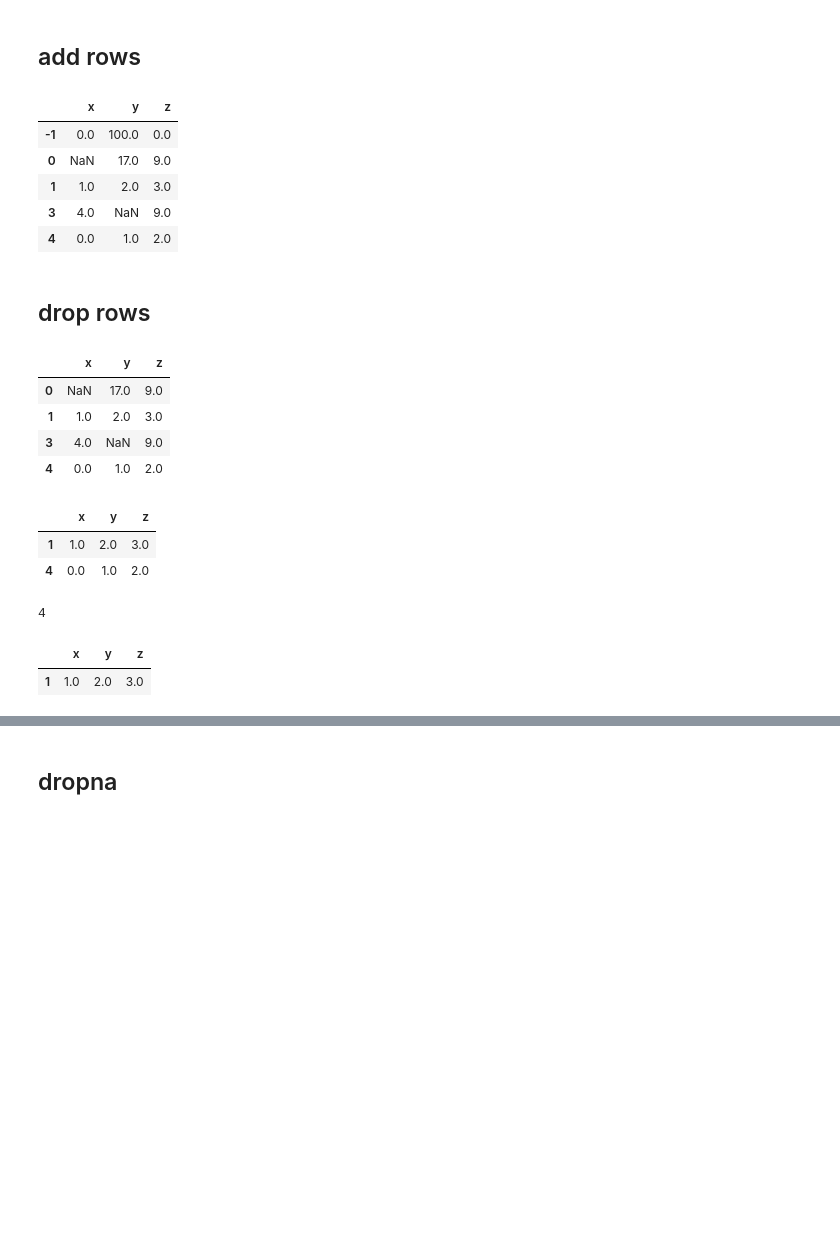
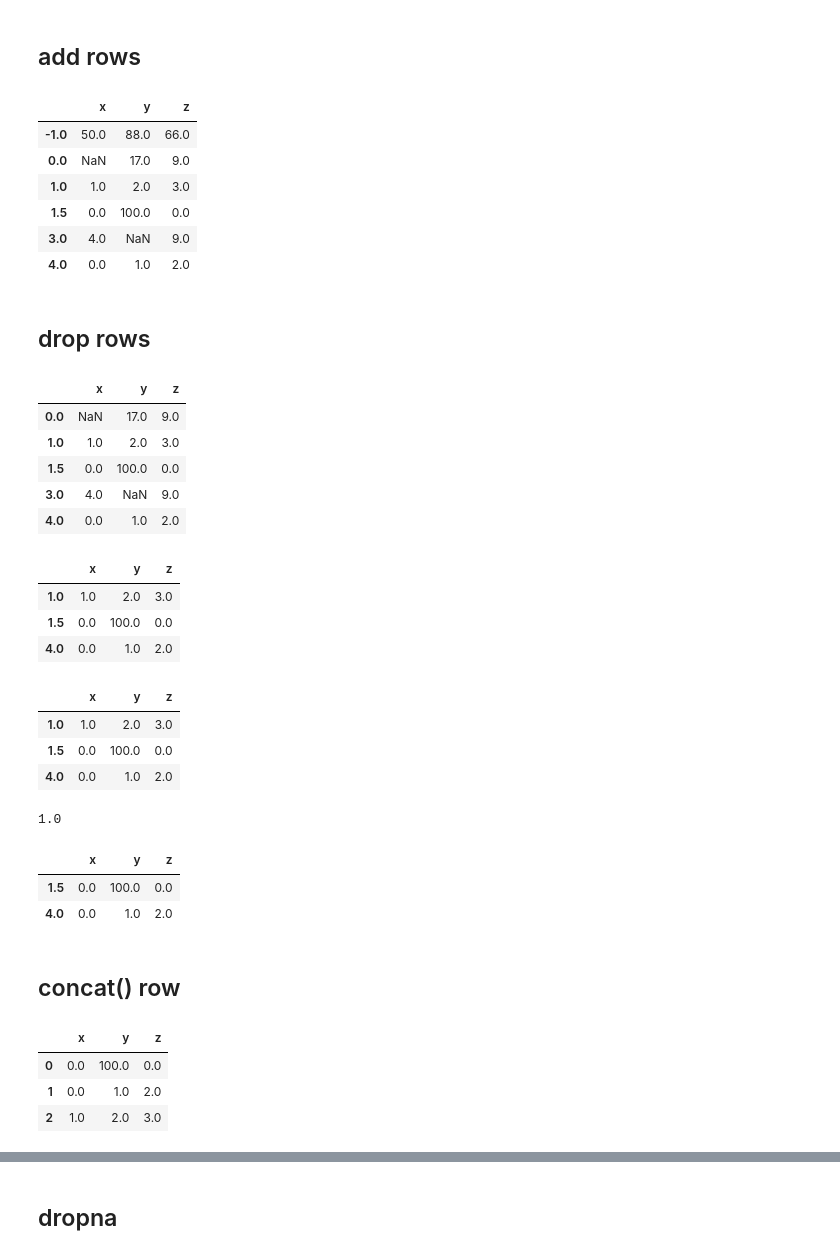
Before and after one commit to MaCoZu/notebooks, a Jupyter notebook: 02.2_Pandas.ipynb, the cells around one changed output, grey strips where cells are left out. Saved outputs shown, nothing was run; the diff lists cells and outputs as text; code cells hidden in the pictures; blank space fills up the shorter version.

```diff
--- a/02.2_Pandas.ipynb
+++ b/02.2_Pandas.ipynb
@@ -122,10 +67,6 @@ pd.reset_option('all')
 # %% [markdown]
 # Data Cleaning
 Use these commands to perform a variety of data cleaning tasks.
-# %%
-df1 = pd.DataFrame({ "a": [1, 4, 7], "b": [2, 5, 8], "c": [3, 6, 9] }, index=[1, 2, 3])
-
-df2 = pd.DataFrame([[1, 2, 3], [4, 5, 6], [7, 8, 9]], index=[4, 5, 6], columns=['a', 'b', 'c'])
 # %% [markdown]
 ## access cell - at[] / iat[]
 # %%
@@ -191,17 +306,19 @@ df1
 # %%
 df1.loc[len(df1)+1] = [4, np.nan, 9] # add row with index number fitting to length of df
 df1.loc[0] = [np.nan, 17, 9] # add row with index 0
 df1.loc[df1.index.max()+1] = [0, 1, 2] # add row at the end/index last+1
-df1.loc[df1.index.min()-1] = [0, 100, 0] # add row with index first -1
-df1.sort_index(inplace=True) # fix index order
+df1.loc[df1.index.min()-1] = [50, 88, 66] # add row with index first -1
+df1.loc[1.5] = [0, 100, 0] # add row between 1 and 2
+df1.sort_index(inplace=True) # fix index order, otherwise rows are sattered and indicies are not aligned (e.g. 1.5 at the end)
 df1
 # %% [output]
 |  | x | y | z |
-| -1 | 0.0 | 100.0 | 0.0 |
-| 0 | NaN | 17.0 | 9.0 |
-| 1 | 1.0 | 2.0 | 3.0 |
-| 3 | 4.0 | NaN | 9.0 |
-| 4 | 0.0 | 1.0 | 2.0 |
+| -1.0 | 50.0 | 88.0 | 66.0 |
+| 0.0 | NaN | 17.0 | 9.0 |
+| 1.0 | 1.0 | 2.0 | 3.0 |
+| 1.5 | 0.0 | 100.0 | 0.0 |
+| 3.0 | 4.0 | NaN | 9.0 |
+| 4.0 | 0.0 | 1.0 | 2.0 |
 # %% [markdown]
 ## drop rows
 # %%
@@ -209,25 +326,46 @@ df1.drop(-1, inplace=True)  # drop row by index
 df1
 # %% [output]
 |  | x | y | z |
-| 0 | NaN | 17.0 | 9.0 |
-| 1 | 1.0 | 2.0 | 3.0 |
-| 3 | 4.0 | NaN | 9.0 |
-| 4 | 0.0 | 1.0 | 2.0 |
+| 0.0 | NaN | 17.0 | 9.0 |
+| 1.0 | 1.0 | 2.0 | 3.0 |
+| 1.5 | 0.0 | 100.0 | 0.0 |
+| 3.0 | 4.0 | NaN | 9.0 |
+| 4.0 | 0.0 | 1.0 | 2.0 |
 # %%
 df1.drop([0, 3],  inplace=True) # drop a few rows by index
 df1
 # %% [output]
 |  | x | y | z |
-| 1 | 1.0 | 2.0 | 3.0 |
-| 4 | 0.0 | 1.0 | 2.0 |
+| 1.0 | 1.0 | 2.0 | 3.0 |
+| 1.5 | 0.0 | 100.0 | 0.0 |
+| 4.0 | 0.0 | 1.0 | 2.0 |
+# %%
+df1
+# %% [output]
+|  | x | y | z |
+| 1.0 | 1.0 | 2.0 | 3.0 |
+| 1.5 | 0.0 | 100.0 | 0.0 |
+| 4.0 | 0.0 | 1.0 | 2.0 |
 # %%
-print(df1.index[1])
-df1.drop(df1.index[1], inplace=True) # drop row by position
+print(df1.index[0])
+df1.drop(df1.index[0], inplace=True) # drop row by position
 df1
 # %% [output]
-4
+1.0
 |  | x | y | z |
-| 1 | 1.0 | 2.0 | 3.0 |
+| 1.5 | 0.0 | 100.0 | 0.0 |
+| 4.0 | 0.0 | 1.0 | 2.0 |
+# %% [markdown]
+## concat() row
+# %%
+row = pd.DataFrame([{'x': 1, 'y':2, 'z':3}])
+df1 = pd.concat([df1, row], axis=0, ignore_index=True)
+df1
+# %% [output]
+|  | x | y | z |
+| 0 | 0.0 | 100.0 | 0.0 |
+| 1 | 0.0 | 1.0 | 2.0 |
+| 2 | 1.0 | 2.0 | 3.0 |
 # %%
 df1.loc[df1.index.max()+1] = [0, np.nan, 2] # add row at the end/index last+1
 df1.loc[df1.index.max()+1] = [np.nan, 19, 2] # add row at the end/index last+1
```
Also changed, not shown: parts of 181 cells of this notebook.
